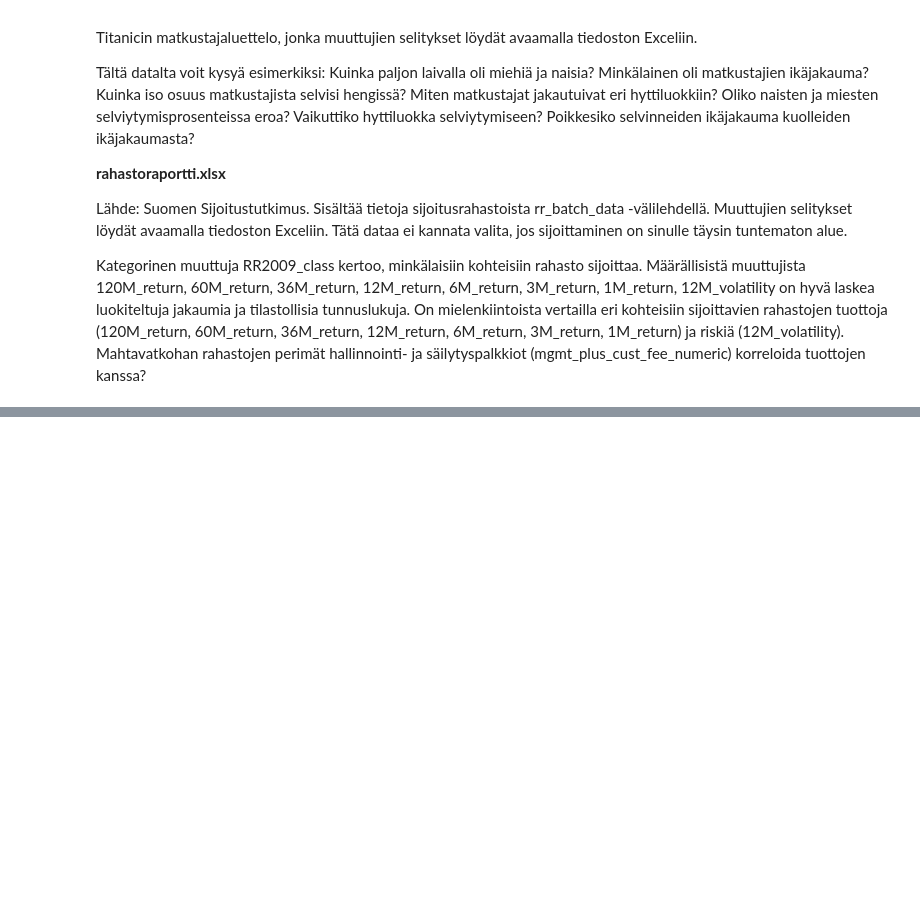
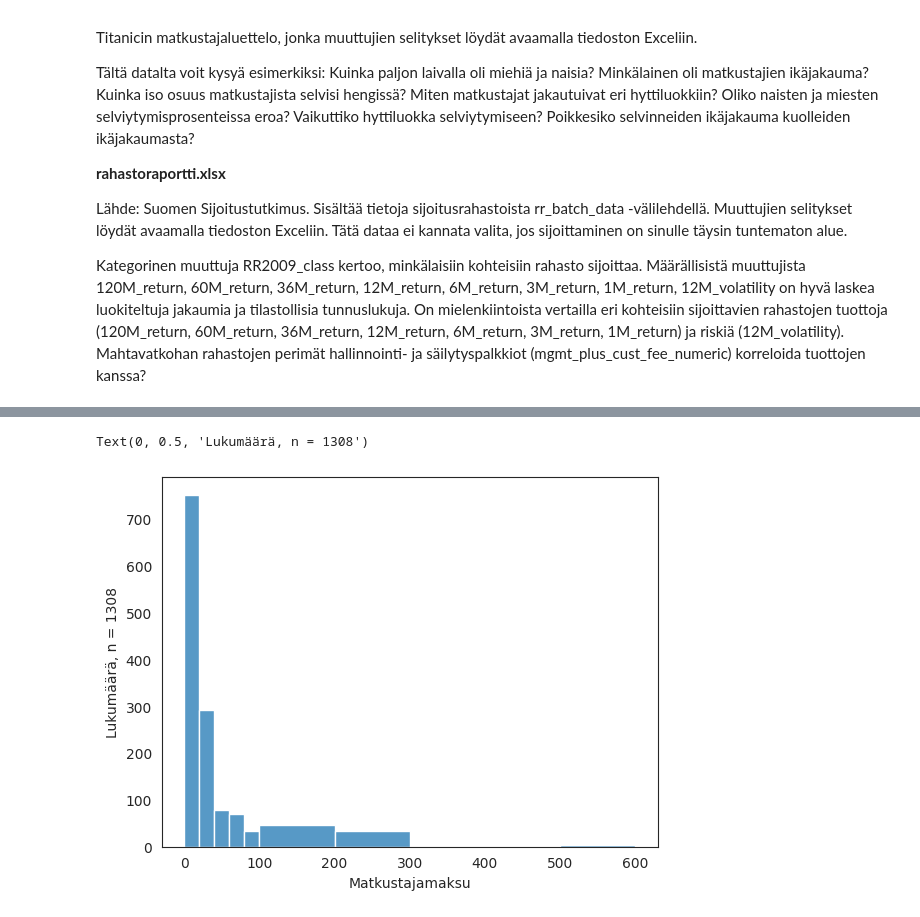
Before and after one commit to TetricusCM/Data-analytiikkaa-Pythonilla, a Jupyter notebook: Tehtävä1.ipynb, the cells around one changed output, grey strips where cells are left out. Saved outputs shown, nothing was run; the diff lists cells and outputs as text; code cells hidden in the pictures; blank space fills up the shorter version.

```diff
--- a/Tehtävä1.ipynb
+++ b/Tehtävä1.ipynb
@@ -41,0 +149,13 @@ Kategorinen muuttuja RR2009_class kertoo, minkälaisiin kohteisiin rahasto sijoi
+# %%
+titanic2 = titanic.copy()
+#luodaan uusi luokiteltu muuttuja
+
+rajat = [0, 20, 40, 60, 80, 100, 200, 300, 400, 500, 600] #datassa pieniä maksuja maksaneita on huomattavasti enemmän kuin suuria, joten hieman erikoisilla rajoilla saa paremman kuvan
+
+#lisätään datan kopioon titanic2 uusi muuttuja luokittelemaan matkustajamaksuja
+
+titanic2['fareclass'] = pd.cut(titanic2['fare'], bins=rajat, right=False)
+
+titanic2.head()
+
+#luodaan palkkaluokalle frekvenssitaulu
@@ -41,0 +200,13 @@ Kategorinen muuttuja RR2009_class kertoo, minkälaisiin kohteisiin rahasto sijoi
+# %%
+#titanic4 = pd.crosstab(titanic2['fare'], 'f')
+#käytetään seaborn-kirjastoa ja aiemmin määriteltyjä luokkarajoja
+
+sns.histplot(titanic2['fare'], bins=rajat)
+
+#muokataan otsikoita
+
+plt.xlabel('Matkustajamaksu')
+plt.ylabel(f'Lukumäärä, n = {n_fare}')
+# %% [output]
+Text(0, 0.5, 'Lukumäärä, n = 1308')
+[figure, added]
```
Also changed, not shown: parts of 13 cells of this notebook.
